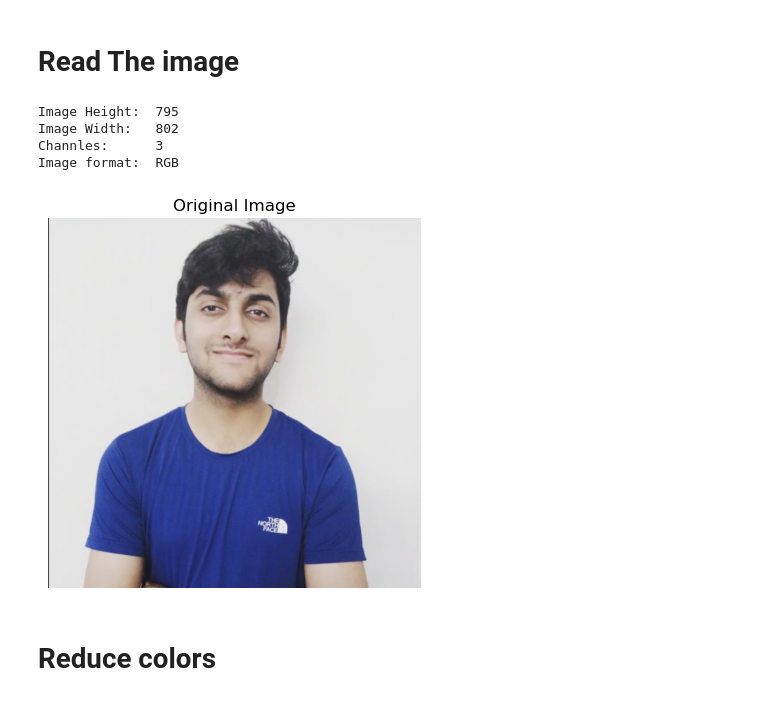
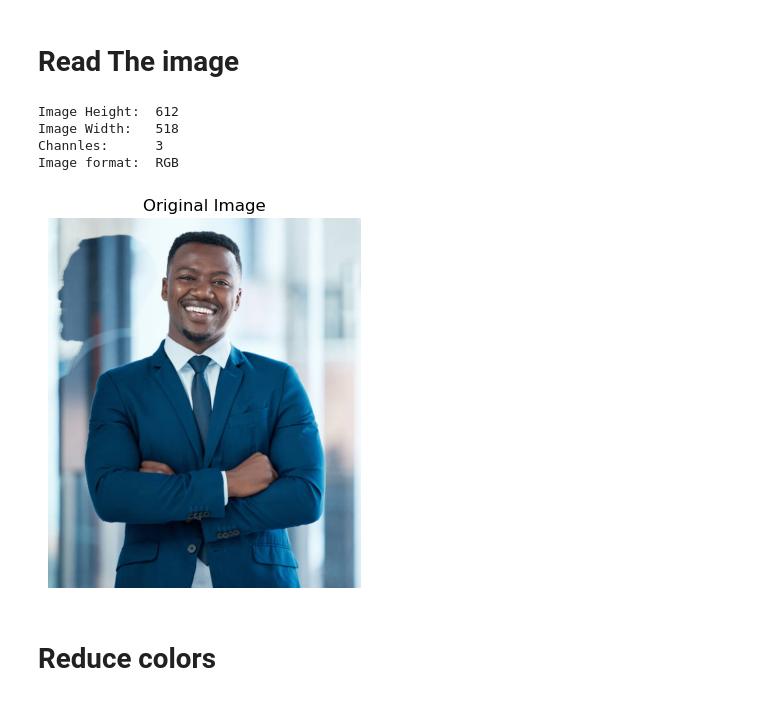
Before and after one commit to Mirza-Ubaidullah-Javed/CartoonifyMe, a Jupyter notebook: Solution.ipynb, the cells around one changed output. Saved outputs shown, nothing was run; the diff lists cells and outputs as text; code cells hidden in the pictures.

```diff
--- a/Solution.ipynb
+++ b/Solution.ipynb
@@ -41,13 +41,13 @@ def displayImage(img, text='image'):
     plt.axis('off')
     plt.show()
 # %%
-image = ReadImage('test.png')
+image = ReadImage('abc2.jpg')
 # %% [output]
-Image Height:  795
-Image Width:   802
+Image Height:  612
+Image Width:   518
 Channles:      3
 Image format:  RGB
-[figure, old version]
+[figure, new version]
 # %%
 # # Importing Required Modules
 # from rembg import remove
```
Also changed, not shown: parts of 6 cells of this notebook, 7 other files.
